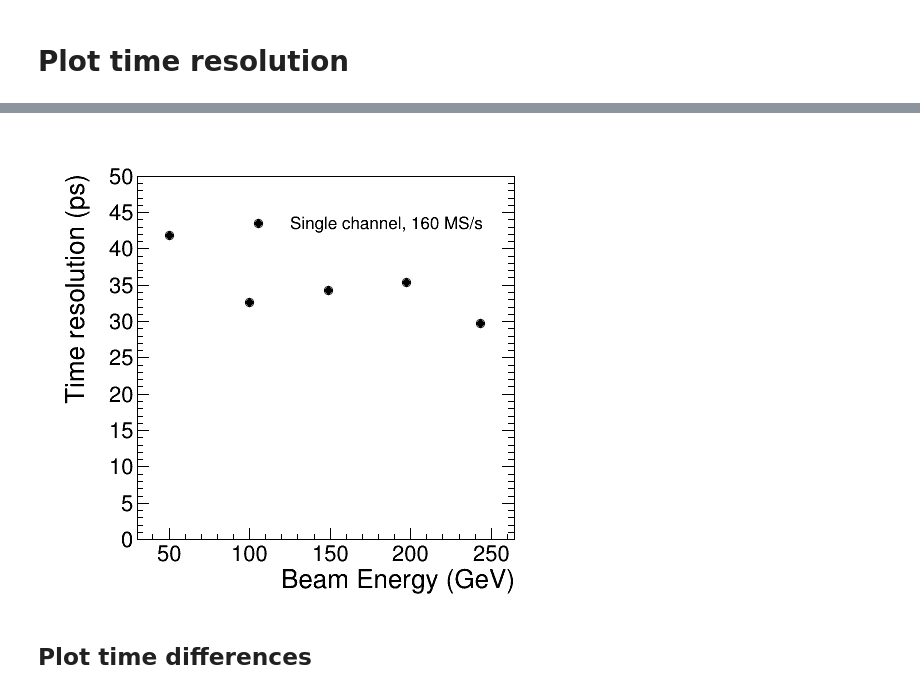
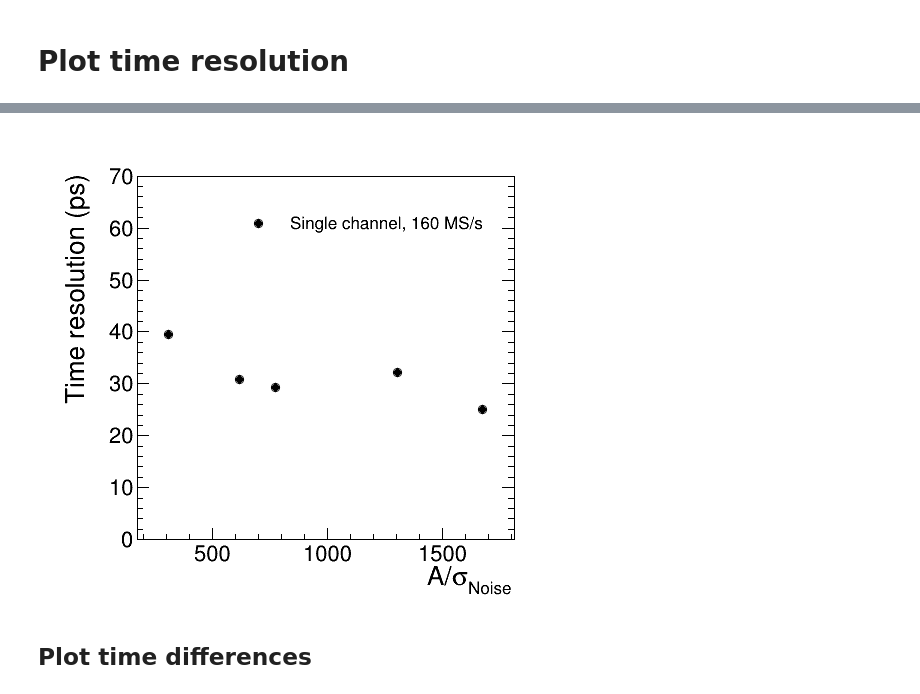
Before and after one commit to chernyavskaya/ECALtestBeam, a Jupyter notebook: EcalTimeResolution.ipynb, the cells around one changed output, grey strips where cells are left out. Cells and saved outputs as stored; diff of their text form; code cells hidden in the pictures.

```diff
--- a/EcalTimeResolution.ipynb
+++ b/EcalTimeResolution.ipynb
@@ -146,0 +134,22 @@ for energy in energies:
+# %%
+dt_cut = 200
+#Event selection
+for energy in energies:
+    df = dict_df_energy[energy]
+    selection = ((abs(df['dt_ecal_mcp2_C3']-df['dt_ecal_mcp2_C3'].median())<dt_cut) &
+                 (abs(df['dt_ecal_mcp1_C3']-df['dt_ecal_mcp1_C3'].median())<dt_cut) &
+                 (abs(df['dt_mcp2_mcp1_C3']-df['dt_mcp2_mcp1_C3'].median())<dt_cut))
+    dict_df_energy[energy] = df.loc[selection]
+# %%
+df = dict_df_energy[energies[-1]]  #which energy to plot
+
+selection = (abs(df['dt_ecal_mcp2_C3']-df['dt_ecal_mcp2_C3'].median())<200) & (abs(df['dt_ecal_mcp1_C3']-df['dt_ecal_mcp1_C3'].median())<200) & (abs(df['dt_mcp2_mcp1_C3']-df['dt_mcp2_mcp1_C3'].median())<200)
+
+plt.hist(df.loc[selection, 'dt_ecal_mcp1_C3'], bins=100)
+plt.show()
+plt.hist(df.loc[selection, 'dt_ecal_mcp2_C3'], bins=100)
+plt.show()
+plt.hist(df.loc[selection, 'dt_mcp2_mcp1_C3'], bins=100)
+plt.show()
+plt.hist2d(df.loc[selection, 'dt_ecal_mcp1_C3'], df.loc[selection, 'dt_ecal_mcp2_C3'], bins=[200,200], norm=colors.LogNorm())
+plt.show()
@@ -164,8 +178,6 @@ for energy in energies:
     res['alpha'] = [time_minimizer.m_alpha_,time_minimizer.m_alpha_e_]
     res['beta'] = [time_minimizer.m_beta_,time_minimizer.m_beta_e_]
     res['gamma'] = [time_minimizer.m_gamma_,time_minimizer.m_gamma_e_]
-    res['s1'] = [time_minimizer.m_s1_,time_minimizer.m_s1_e_]
-    res['s2'] = [time_minimizer.m_s2_,time_minimizer.m_s2_e_]
     results_params[energy] = res
 # %% [output]
 Analyzing energy  49.99
@@ -176,4 +217,5 @@ Analyzing energy  243.48
 # %%
+from scipy import stats
 #print results_params
 cm_res = array('d')
 energies_float = array('d')
@@ -185,8 +227,8 @@ beam_scan_resolution = 0.005
 for energy in energies:
     cm_res.append(results_params[energy]['Cm'][0])
     cm_e_res.append(results_params[energy]['Cm'][1])
-    energies_float.append(float(energy))
-    energies_float_e.append(float(energy)*beam_scan_resolution)
+    energies_float.append(dict_df_energy[energy]['fit_ampl_C3'].median()/dict_df_energy[energy]['noise_C3'].mean())
+    energies_float_e.append(1.)
 # %% [markdown]
 # Plot time resolution
 # %%
@@ -201,10 +243,10 @@ c1.SetTickx(0)
 
 
 gres = ROOT.TGraphErrors(len(energies_float), energies_float , cm_res, energies_float_e, cm_e_res)
-gres.SetTitle(";Beam Energy (GeV); Time resolution (ps)")
+gres.SetTitle(";A/#sigma_{Noise}; Time resolution (ps)")
 gres.Draw("AP")
 gres.GetXaxis().SetNdivisions(507)
-gres.GetYaxis().SetRangeUser(0, 50)
+gres.GetYaxis().SetRangeUser(0, 70)
 gres.Draw("AP")
 st = gres.GetListOfFunctions().FindObject("stats")
 #st.Delete()
@@ -219,6 +261,6 @@ c1.Draw()
 
 c1.SetTopMargin(0.1)
 c1.Draw()
-c1.SaveAs('%s/time_res_%s.pdf'%(plot_folder,outstr))
-c1.SaveAs('%s/time_res_%s.png'%(plot_folder,outstr))
+#c1.SaveAs('%s/time_res_%s.pdf'%(plot_folder,outstr))
+#c1.SaveAs('%s/time_res_%s.png'%(plot_folder,outstr))
 # %% [output]
@@ -227,4 +268,4 @@ Info in <TCanvas::Print>: png file plots//05_08_2019//time_res_100_300ps_stochas
-[figure, old version]
+[figure, new version]
 # %% [markdown]
 ## Plot time differences
 # %%
```
Also changed, not shown: parts of 11 cells of this notebook, 2 other files.
